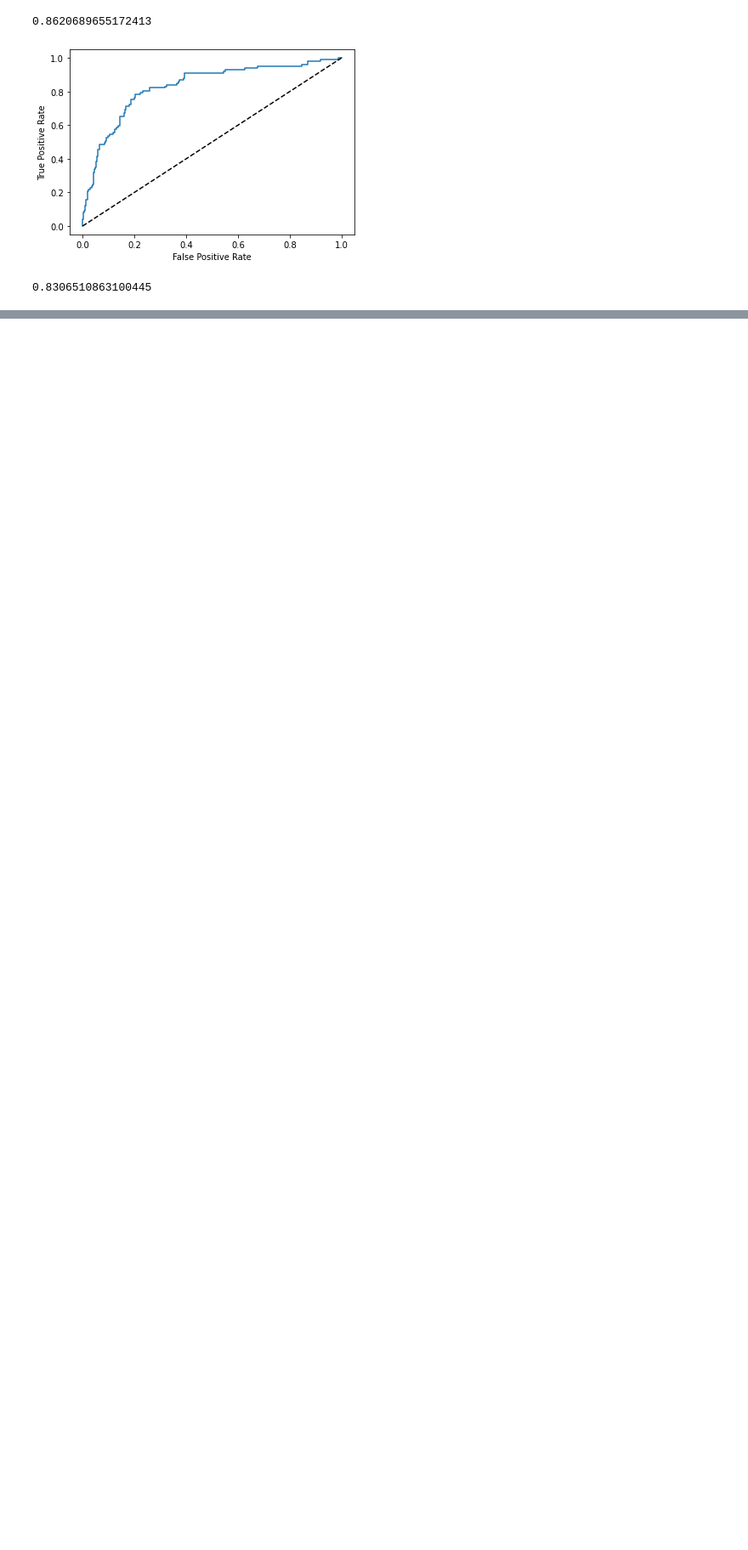
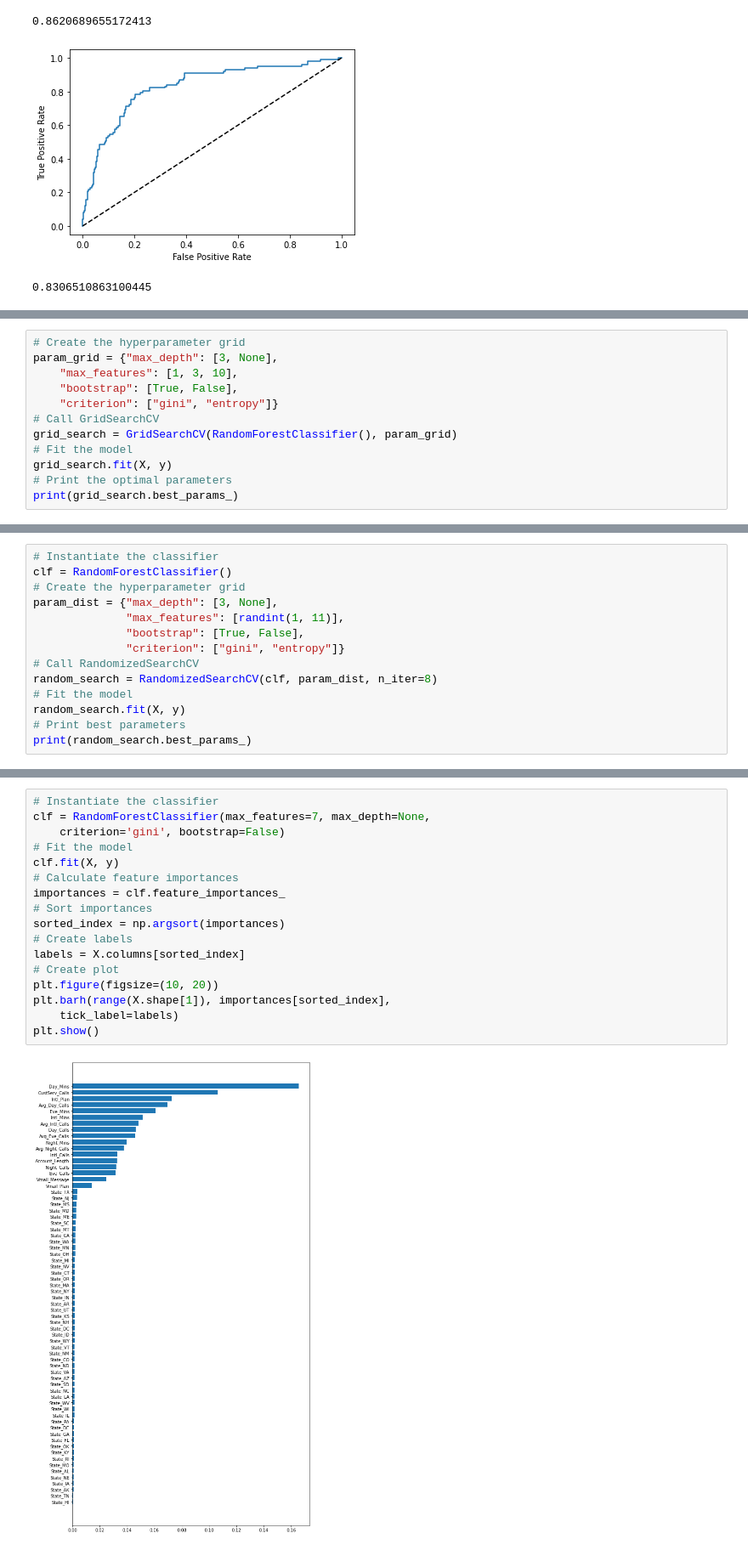
Before and after one commit to MengOonLee/Marketing_analytic, a Jupyter notebook: Tutorial/notebooks/Churn_prediction.ipynb, the cells around one changed output, grey strips where cells are left out. Shown at 85% size. Saved outputs shown, nothing was run; the diff lists cells and outputs as text; blank space fills up the shorter version.

Commit message:
Churn prediction model tuning

```diff
--- a/Tutorial/notebooks/Churn_prediction.ipynb
+++ b/Tutorial/notebooks/Churn_prediction.ipynb
@@ -426,0 +447,12 @@ F1 score: 0.6863905325443785
+# %%
+# Create the hyperparameter grid
+param_grid = {"max_depth": [3, None],
+    "max_features": [1, 3, 10],
+    "bootstrap": [True, False],
+    "criterion": ["gini", "entropy"]}
+# Call GridSearchCV
+grid_search = GridSearchCV(RandomForestClassifier(), param_grid)
+# Fit the model
+grid_search.fit(X, y)
+# Print the optimal parameters
+print(grid_search.best_params_)
@@ -426,0 +461,14 @@ F1 score: 0.6863905325443785
+# %%
+# Instantiate the classifier
+clf = RandomForestClassifier()
+# Create the hyperparameter grid
+param_dist = {"max_depth": [3, None],
+              "max_features": [randint(1, 11)],
+              "bootstrap": [True, False],
+              "criterion": ["gini", "entropy"]}
+# Call RandomizedSearchCV
+random_search = RandomizedSearchCV(clf, param_dist, n_iter=8)
+# Fit the model
+random_search.fit(X, y)
+# Print best parameters
+print(random_search.best_params_)
@@ -426,0 +479,19 @@ F1 score: 0.6863905325443785
+# %%
+# Instantiate the classifier
+clf = RandomForestClassifier(max_features=7, max_depth=None,
+    criterion='gini', bootstrap=False)
+# Fit the model
+clf.fit(X, y)
+# Calculate feature importances
+importances = clf.feature_importances_
+# Sort importances
+sorted_index = np.argsort(importances)
+# Create labels
+labels = X.columns[sorted_index]
+# Create plot
+plt.figure(figsize=(10, 20))
+plt.barh(range(X.shape[1]), importances[sorted_index],
+    tick_label=labels)
+plt.show()
+# %% [output]
+[figure, added]
```
Also changed, not shown: parts of 15 cells of this notebook, 1 other file.
